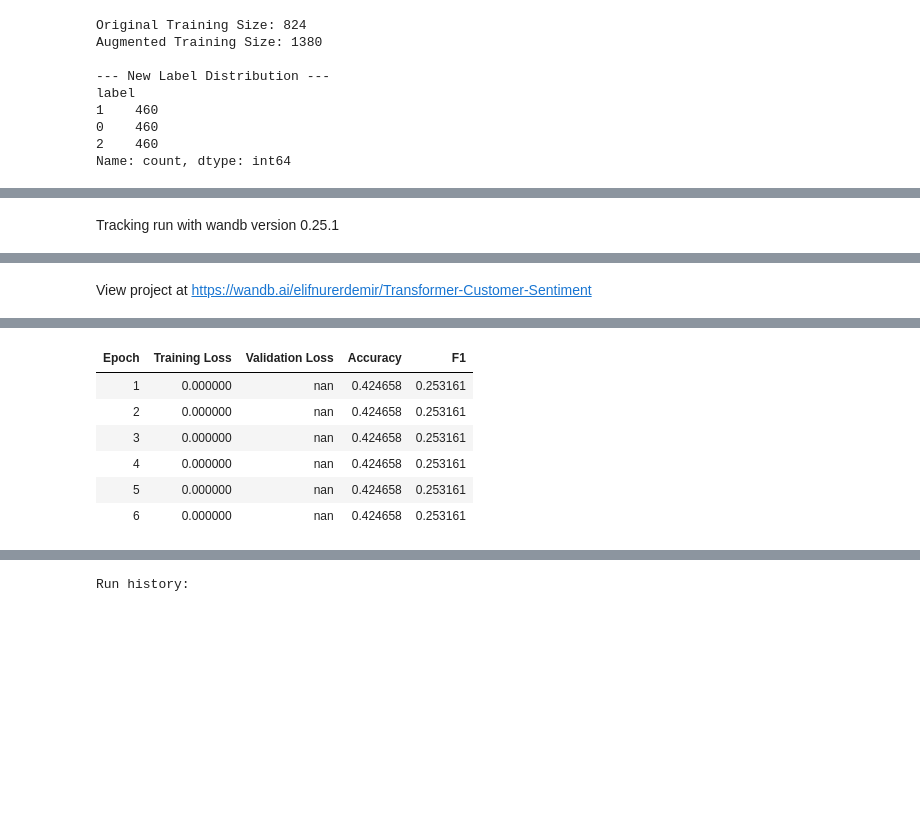
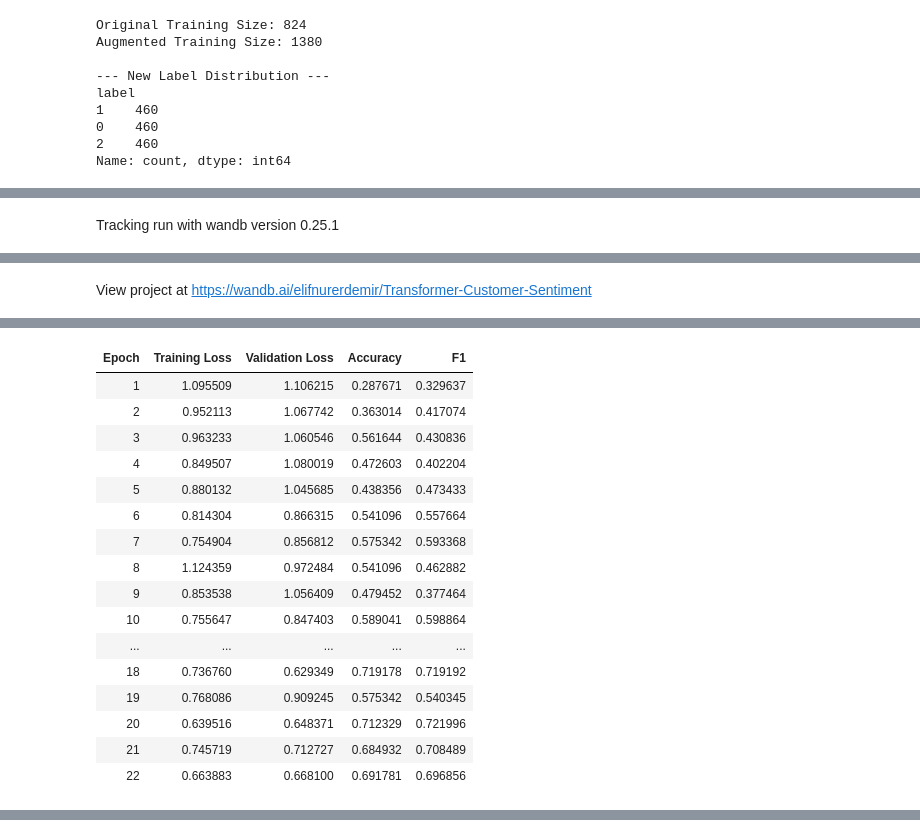
Before and after one commit to elifnurerdemir/Transformer-Customer-Service-Sentiment-Analysis, a Jupyter notebook: DI725_HW1.ipynb, the cells around one changed output, grey strips where cells are left out. Cells and saved outputs as stored; diff of their text form; code cells hidden in the pictures; blank space fills up the shorter version.

Commit message:
Final Submission: Optimized Hybrid DeBERTa-v3 Model

```diff
--- a/DI725_HW1.ipynb
+++ b/DI725_HW1.ipynb
@@ -756,30 +817,39 @@ label
 2    460
 Name: count, dtype: int64
 # %%
+import torch
 import wandb
+from transformers import AutoModelForSequenceClassification, TrainingArguments, Trainer, EarlyStoppingCallback, TrainerCallback
 
-# 1. Initialize WANDB for Run 3
-wandb.init(
-    project="Transformer-Customer-Sentiment",
-    name="Run3_Oversampling",
-    notes="Run 3: Addressing imbalance via Random Over-Sampling on training data.",
-    reinit=True
-)
+# Initialize WANDB
+wandb.init(project="Transformer-Customer-Sentiment", name="Run3_Oversampling_HyperStable", reinit=True)
 
-# 2. Load Pre-trained Model
-model_aug = AutoModelForSequenceClassification.from_pretrained(
-    "microsoft/deberta-v3-small",
-    num_labels=3
-)
+# Load Fresh Model
+model = AutoModelForSequenceClassification.from_pretrained("microsoft/deberta-v3-small", num_labels=3)
 
-# 3. Training Arguments
-training_args_aug = TrainingArguments(
-    output_dir="./results_run3",
+# --- THE STABILIZER: FREEZE BACKBONE ---
+# Freeze the main transformer layers initially
+for name, param in model.deberta.named_parameters():
+    param.requires_grad = False
+
+# Custom Callback to Unfreeze
+class UnfreezeCallback(TrainerCallback):
+    def on_epoch_begin(self, args, state, control, **kwargs):
+        if state.epoch == 2: # Unfreeze everything after 2 epochs of "head-only" training
+            print("\n Backbone stable. Unfreezing for full fine-tuning...")
+            for param in kwargs['model'].deberta.parameters():
+                param.requires_grad = True
+
+# Training Arguments
+training_args = TrainingArguments(
+    output_dir="./results_hyperstable",
     num_train_epochs=50,
-    learning_rate=2e-5,
+    learning_rate=2e-6,           # Extremely low to prevent the 'nan' explosion
+    max_grad_norm=0.3,            # Very strict capping
+    warmup_steps=200,             # Long warmup to let the head stabilize
     per_device_train_batch_size=8,
     per_device_eval_batch_size=8,
-    weight_decay=0.01,
+    weight_decay=0.05,
     eval_strategy="epoch",
     save_strategy="epoch",
     load_best_model_at_end=True,
@@ -789,18 +859,16 @@ training_args_aug = TrainingArguments(
     logging_steps=10
 )
 
-# 4. Initialize Trainer with the AUGMENTED dataset
+# Initialize Trainer with resampled training data
 trainer = Trainer(
-    model=model_aug,
-    args=training_args_aug,
-    train_dataset=train_dataset_aug, # Using resampled data
-    eval_dataset=val_dataset,       # Keeping original validation data
-    data_collator=data_collator,
+    model=model,
+    args=training_args,
+    train_dataset=train_dataset_aug,
+    eval_dataset=val_dataset,
     compute_metrics=compute_metrics,
-    callbacks=[EarlyStoppingCallback(early_stopping_patience=5)]
+    callbacks=[EarlyStoppingCallback(early_stopping_patience=5), UnfreezeCallback()]
 )
 
-# 5. Train
 trainer.train()
 wandb.finish()
 # %% [output]
@@ -831,7 +899,17 @@ Notes:
 | Epoch | Training Loss | Validation Loss | Accuracy | F1 |
-| 1 | 0.000000 | nan | 0.424658 | 0.253161 |
-| 2 | 0.000000 | nan | 0.424658 | 0.253161 |
-| 3 | 0.000000 | nan | 0.424658 | 0.253161 |
-| 4 | 0.000000 | nan | 0.424658 | 0.253161 |
-| 5 | 0.000000 | nan | 0.424658 | 0.253161 |
-| 6 | 0.000000 | nan | 0.424658 | 0.253161 |
+| 1 | 1.095509 | 1.106215 | 0.287671 | 0.329637 |
+| 2 | 0.952113 | 1.067742 | 0.363014 | 0.417074 |
+| 3 | 0.963233 | 1.060546 | 0.561644 | 0.430836 |
+| 4 | 0.849507 | 1.080019 | 0.472603 | 0.402204 |
+| 5 | 0.880132 | 1.045685 | 0.438356 | 0.473433 |
+| 6 | 0.814304 | 0.866315 | 0.541096 | 0.557664 |
+| 7 | 0.754904 | 0.856812 | 0.575342 | 0.593368 |
+| 8 | 1.124359 | 0.972484 | 0.541096 | 0.462882 |
+| 9 | 0.853538 | 1.056409 | 0.479452 | 0.377464 |
+| 10 | 0.755647 | 0.847403 | 0.589041 | 0.598864 |
+| ... | ... | ... | ... | ... |
+| 18 | 0.736760 | 0.629349 | 0.719178 | 0.719192 |
+| 19 | 0.768086 | 0.909245 | 0.575342 | 0.540345 |
+| 20 | 0.639516 | 0.648371 | 0.712329 | 0.721996 |
+| 21 | 0.745719 | 0.712727 | 0.684932 | 0.708489 |
+| 22 | 0.663883 | 0.668100 | 0.691781 | 0.696856 |
@@ -840,2 +919 @@ There were unexpected keys in the checkpoint model loaded: ['deberta.embeddings.
 [interactive output not drawn]
-Run history:
```
Also changed, not shown: parts of 20 cells of this notebook.
